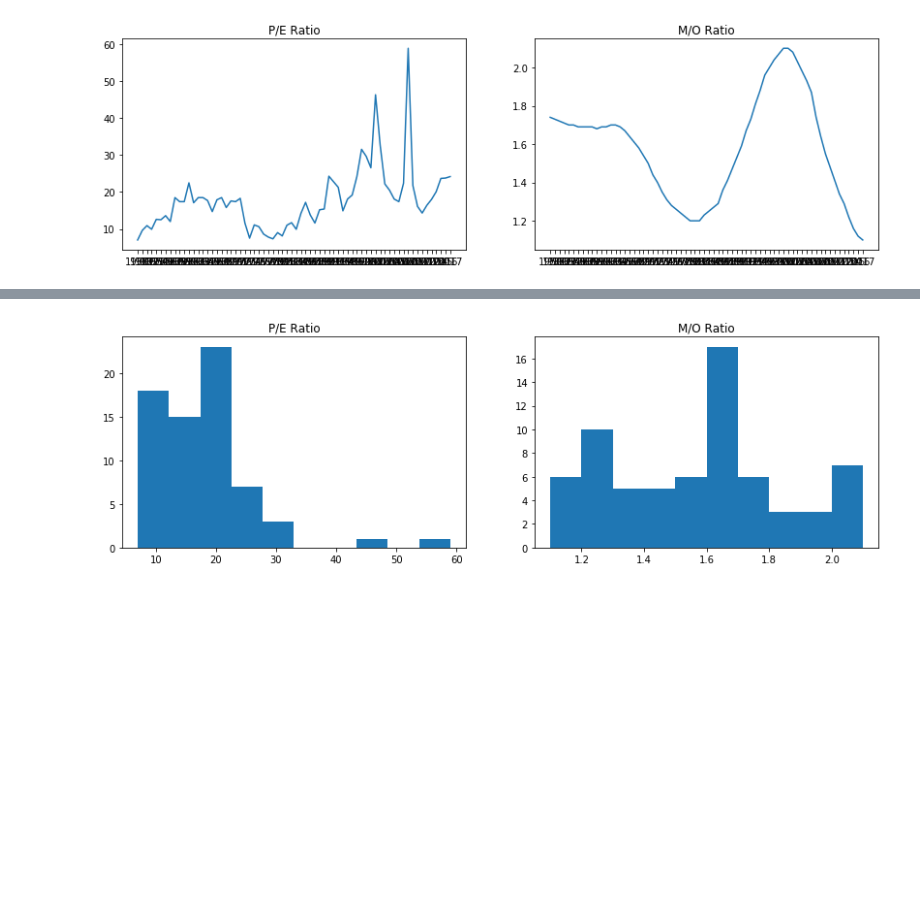
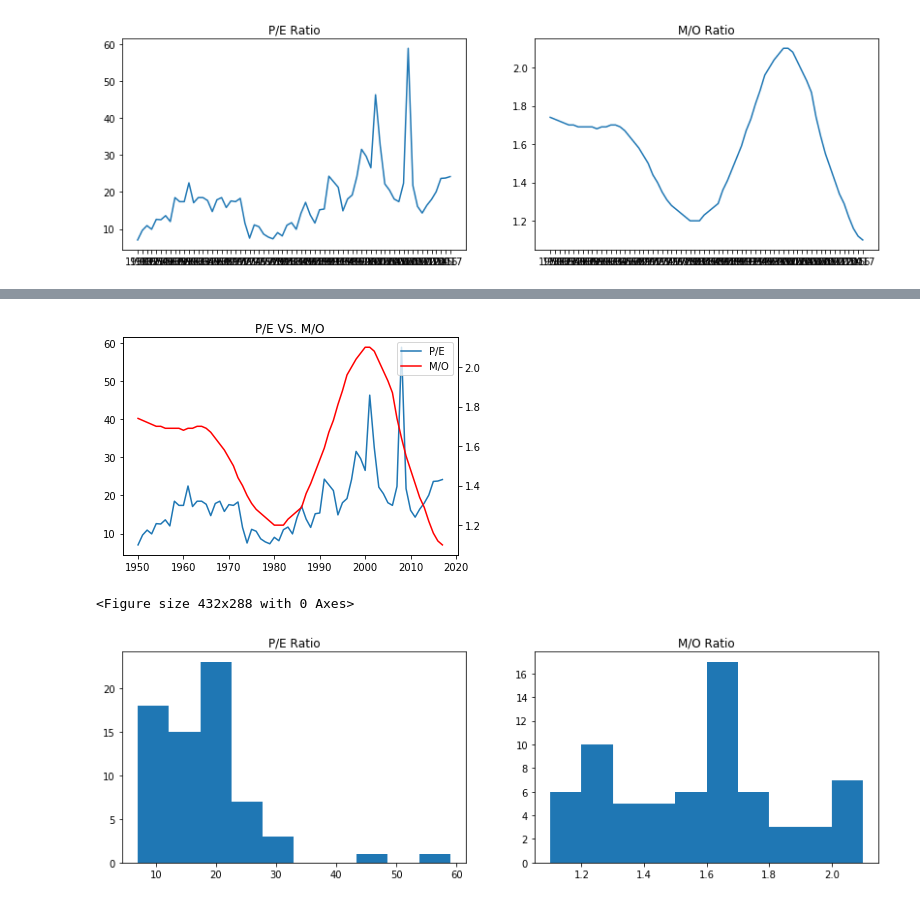
Before and after one commit to hgfowler08/project1, a Jupyter notebook: Aging and Stock Market Prices.ipynb, the cells around one changed output, grey strips where cells are left out. Drawn from its saved outputs; the diff is of its cells as text; code cells hidden in the pictures; blank space fills up the shorter version.

```diff
--- a/Aging and Stock Market Prices.ipynb
+++ b/Aging and Stock Market Prices.ipynb
@@ -251,3 +258,25 @@ plt.show()
+# %%
+pe_mo_years = pe_mo_historical.reset_index()
+pe_mo_years[['index']] = pe_mo_years[['index']].apply(pd.to_numeric)
+fig, ax1= plt.subplots()
+ax = fig.add_subplot()
+ln1 = ax1.plot(pe_mo_years['index'], pe_mo_years['P/E'], label='P/E')
+ax2 = ax1.twinx()
+ln2 = ax2.plot(pe_mo_years['index'], pe_mo_years['M/O'], c='r', label='M/O')
+#plt.xticks(np.arange(67),'1950, 1955, 1960, 1965, 1970, 1975, 1980, 1985, 1990, 1995, 2000, 2005, 2010, 2015')
+#label1 = ('P/E')
+#label2=('M/O')
+#plt.legend()
+lns = ln1 + ln2
+labels = ['P/E', 'M/O']
+plt.title('P/E VS. M/O')
+
+plt.legend(lns, labels, loc=0)
+plt.show()
+plt.savefig('pe_vs_mo.png')
+# %% [output]
+[figure, added]
+<Figure size 432x288 with 0 Axes>
 # %%
 # Create histogram plots for individual data series
 
```
Also changed, not shown: parts of 6 cells of this notebook, 5 other files.
